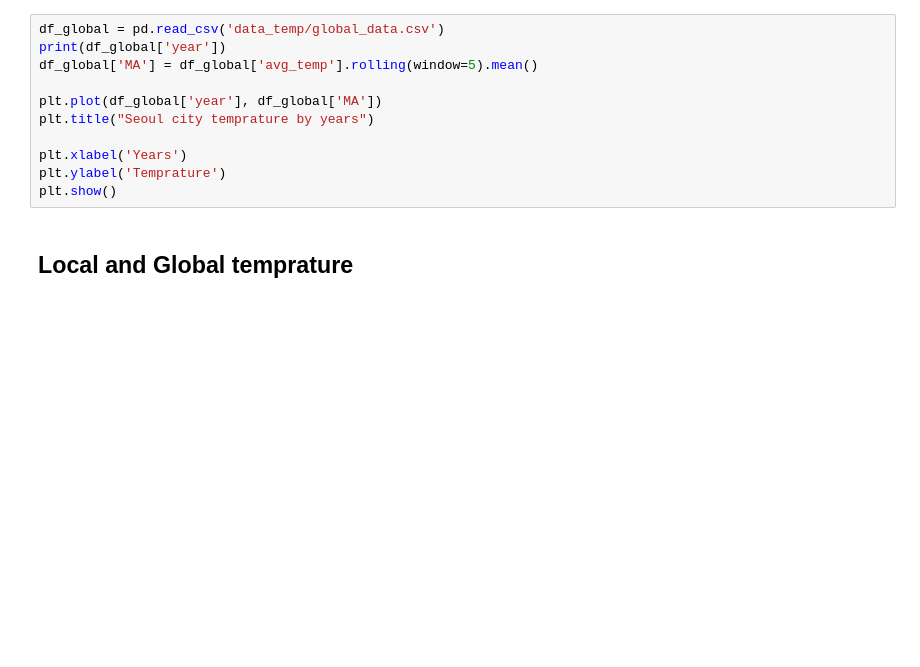
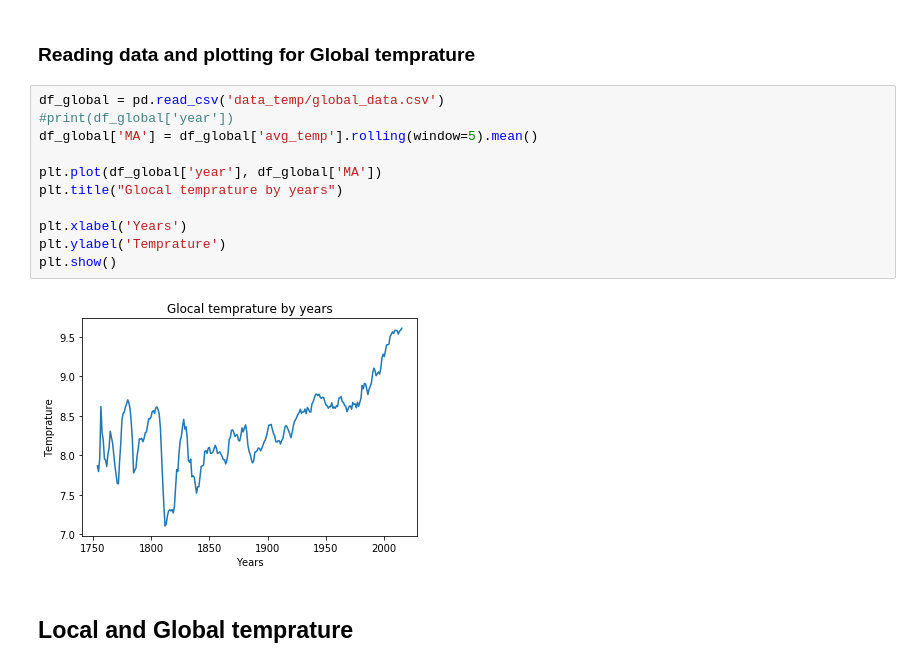
Before and after one commit to ibragimoveldor/Data-Analyst-Projects, a Jupyter notebook: Project_1.ipynb, the cells around one changed output. Cells and saved outputs as stored; diff of their text form; blank space fills up the shorter version.

```diff
--- a/Project_1.ipynb
+++ b/Project_1.ipynb
@@ -30,14 +27,18 @@ plt.show()
+# %% [markdown]
+### Reading data and plotting for Global temprature
 # %%
 df_global = pd.read_csv('data_temp/global_data.csv')
-print(df_global['year'])
+#print(df_global['year'])
 df_global['MA'] = df_global['avg_temp'].rolling(window=5).mean()
 
 plt.plot(df_global['year'], df_global['MA'])
-plt.title("Seoul city temprature by years")
+plt.title("Glocal temprature by years")
 
 plt.xlabel('Years')
 plt.ylabel('Temprature')
 plt.show()
+# %% [output]
+[figure, added]
 # %% [markdown]
 ## Local and Global temprature
 # %%
```
Also changed, not shown: parts of 17 cells of this notebook.
